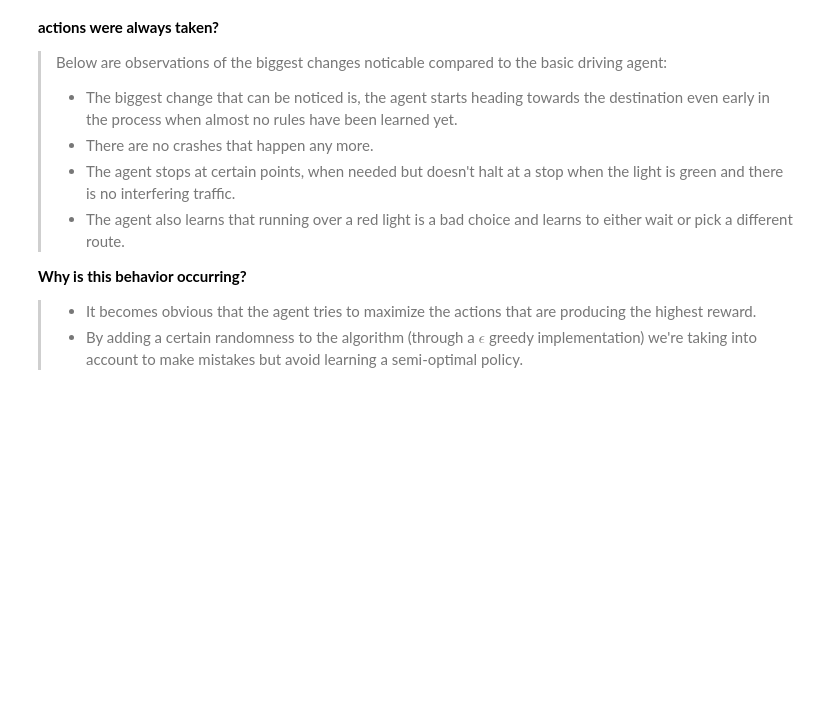
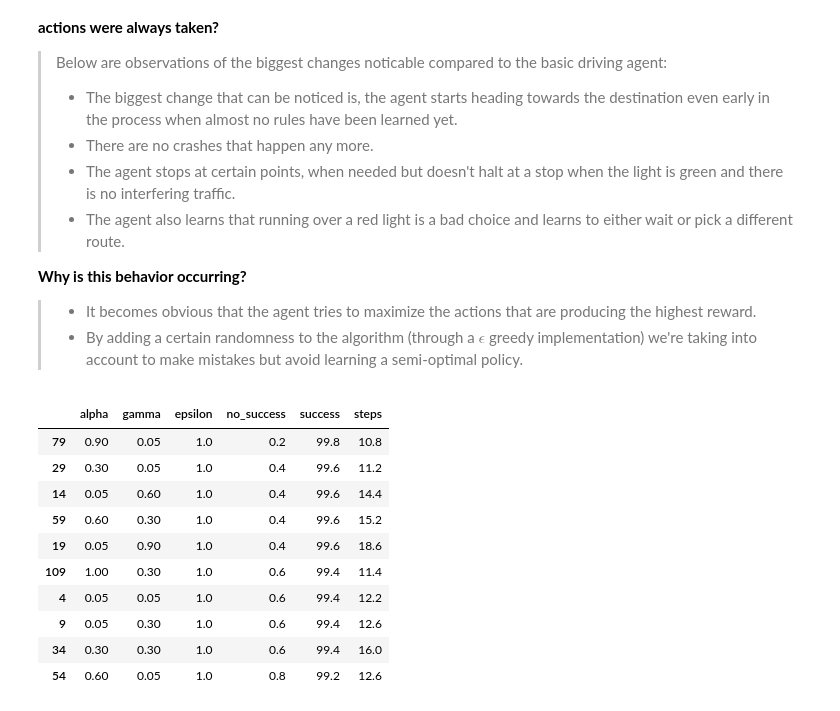
Before and after one commit to andirs/smartcab, a Jupyter notebook: SmartCabDocumentation.ipynb, the cells around one changed output. Saved outputs shown, nothing was run; the diff lists cells and outputs as text; code cells hidden in the pictures; blank space fills up the shorter version.

```diff
--- a/SmartCabDocumentation.ipynb
+++ b/SmartCabDocumentation.ipynb
@@ -326,3 +339,18 @@ One problem with an ε-greedy strategy is that it treats all of the actions, apa
 **Why is this behavior occurring?**
 > * It becomes obvious that the agent tries to maximize the actions that are producing the highest reward.
 > * By adding a certain randomness to the algorithm (through a $\epsilon$ greedy implementation) we're taking into account to make mistakes but avoid learning a semi-optimal policy.
+# %%
+feature_comparison = pd.read_csv('smartcab/data/rl_agent_feature_comparison.csv', sep = ';')
+feature_comparison.sort_values(['success', 'steps'], ascending=[False, True]).head(n=10)
+# %% [output]
+|  | alpha | gamma | epsilon | no_success | success | steps |
+| 79 | 0.90 | 0.05 | 1.0 | 0.2 | 99.8 | 10.8 |
+| 29 | 0.30 | 0.05 | 1.0 | 0.4 | 99.6 | 11.2 |
+| 14 | 0.05 | 0.60 | 1.0 | 0.4 | 99.6 | 14.4 |
+| 59 | 0.60 | 0.30 | 1.0 | 0.4 | 99.6 | 15.2 |
+| 19 | 0.05 | 0.90 | 1.0 | 0.4 | 99.6 | 18.6 |
+| 109 | 1.00 | 0.30 | 1.0 | 0.6 | 99.4 | 11.4 |
+| 4 | 0.05 | 0.05 | 1.0 | 0.6 | 99.4 | 12.2 |
+| 9 | 0.05 | 0.30 | 1.0 | 0.6 | 99.4 | 12.6 |
+| 34 | 0.30 | 0.30 | 1.0 | 0.6 | 99.4 | 16.0 |
+| 54 | 0.60 | 0.05 | 1.0 | 0.8 | 99.2 | 12.6 |
```
Also changed, not shown: parts of 5 cells of this notebook, 9 other files.
